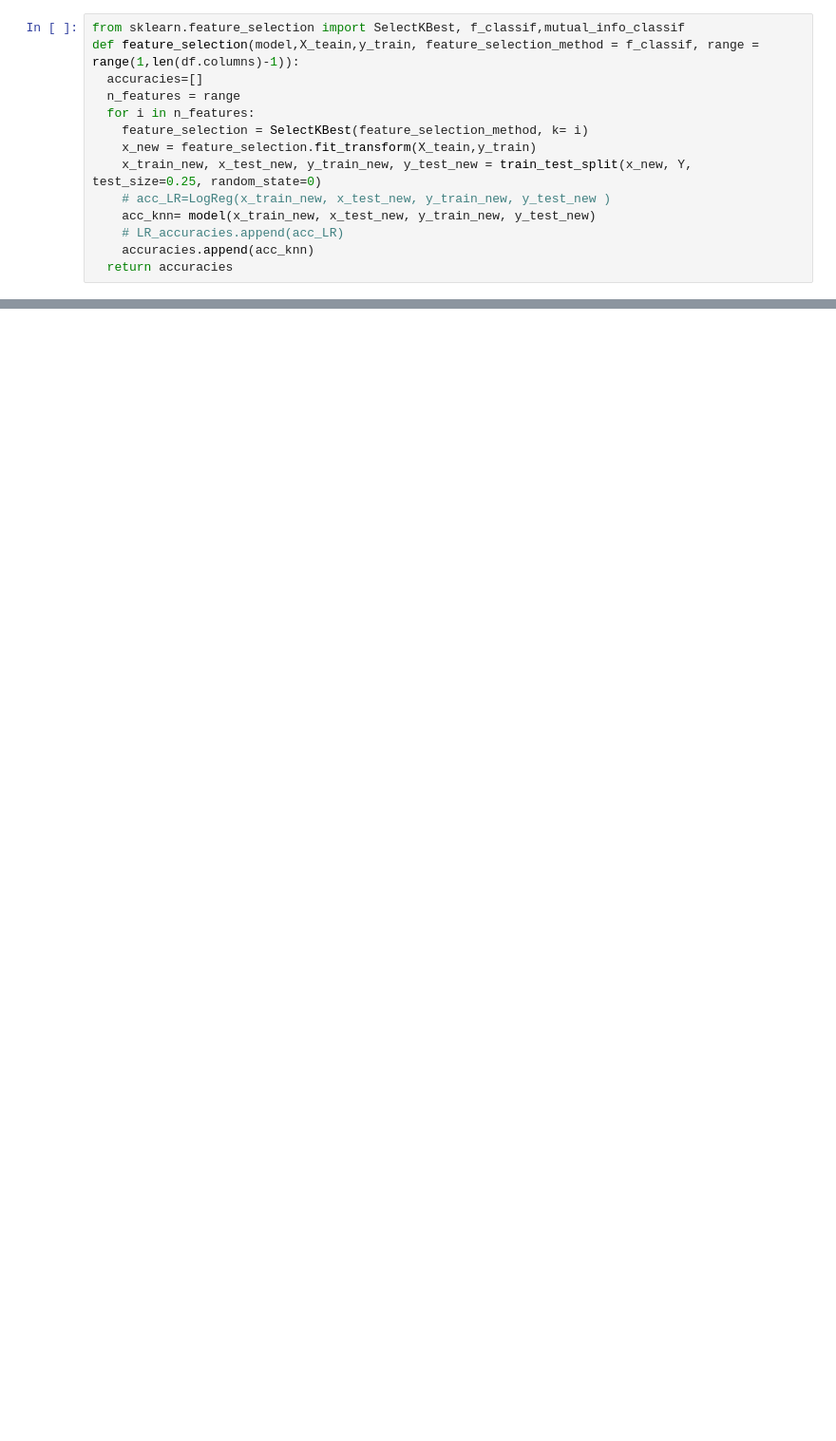
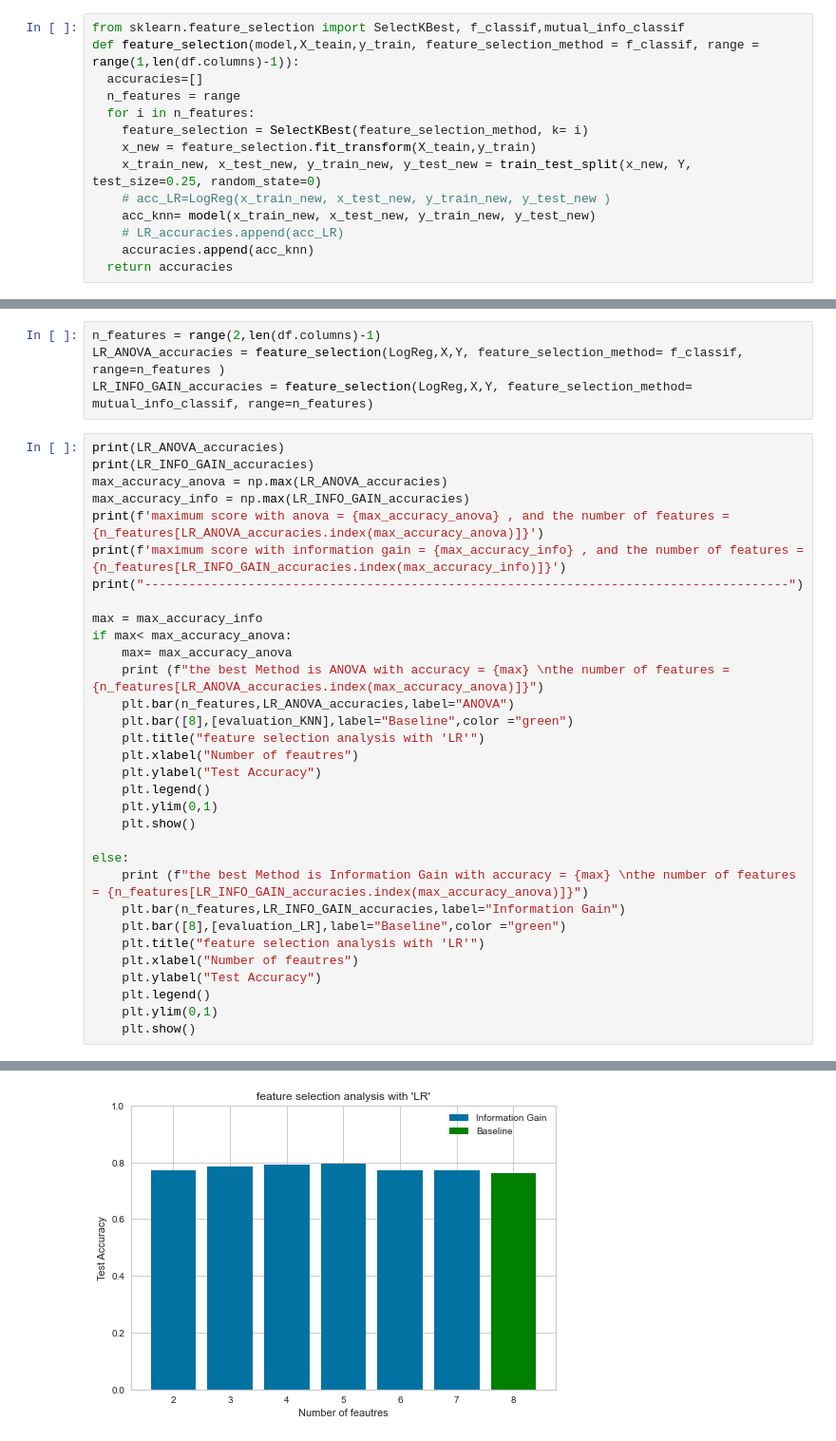
Before and after one commit to Sa2a/Ml_GA3_Clustering, a Jupyter notebook: KNN VS LR analysis.ipynb, the cells around one changed output, grey strips where cells are left out. Shown: that part at 95% size. Cells and saved outputs as stored; diff of their text form; blank space fills up the shorter version.

```diff
--- a/KNN VS LR analysis.ipynb
+++ b/KNN VS LR analysis.ipynb
@@ -585,0 +687,37 @@ maximum score with anova = 0.796875 , and the number of features = 4
+# %%
+n_features = range(2,len(df.columns)-1)
+LR_ANOVA_accuracies = feature_selection(LogReg,X,Y, feature_selection_method= f_classif, range=n_features )
+LR_INFO_GAIN_accuracies = feature_selection(LogReg,X,Y, feature_selection_method= mutual_info_classif, range=n_features)
+# %%
+print(LR_ANOVA_accuracies)
+print(LR_INFO_GAIN_accuracies)
+max_accuracy_anova = np.max(LR_ANOVA_accuracies)
+max_accuracy_info = np.max(LR_INFO_GAIN_accuracies)
+print(f'maximum score with anova = {max_accuracy_anova} , and the number of features = {n_features[LR_ANOVA_accuracies.index(max_accuracy_anova)]}')
+print(f'maximum score with information gain = {max_accuracy_info} , and the number of features = {n_features[LR_INFO_GAIN_accuracies.index(max_accuracy_info)]}')
+print("---------------------------------------------------------------------------------------")
+
+max = max_accuracy_info
+if max< max_accuracy_anova:
+    max= max_accuracy_anova
+    print (f"the best Method is ANOVA with accuracy = {max} \nthe number of features = {n_features[LR_ANOVA_accuracies.index(max_accuracy_anova)]}")
+    plt.bar(n_features,LR_ANOVA_accuracies,label="ANOVA")
+    plt.bar([8],[evaluation_KNN],label="Baseline",color ="green")
+    plt.title("feature selection analysis with 'LR'")
+    plt.xlabel("Number of feautres")
+    plt.ylabel("Test Accuracy")
+    plt.legend()
+    plt.ylim(0,1)
+    plt.show()
+
+else:
+    print (f"the best Method is Information Gain with accuracy = {max} \nthe number of features = {n_features[LR_INFO_GAIN_accuracies.index(max_accuracy_anova)]}")
+    plt.bar(n_features,LR_INFO_GAIN_accuracies,label="Information Gain")
+    plt.bar([8],[evaluation_LR],label="Baseline",color ="green")
+    plt.title("feature selection analysis with 'LR'")
+    plt.xlabel("Number of feautres")
+    plt.ylabel("Test Accuracy")
+    plt.legend()
+    plt.ylim(0,1)
+    plt.show()
+# %% [output]
@@ -585,0 +731 @@ maximum score with anova = 0.796875 , and the number of features = 4
+[figure, added]
```
Also changed, not shown: parts of 21 cells of this notebook.
